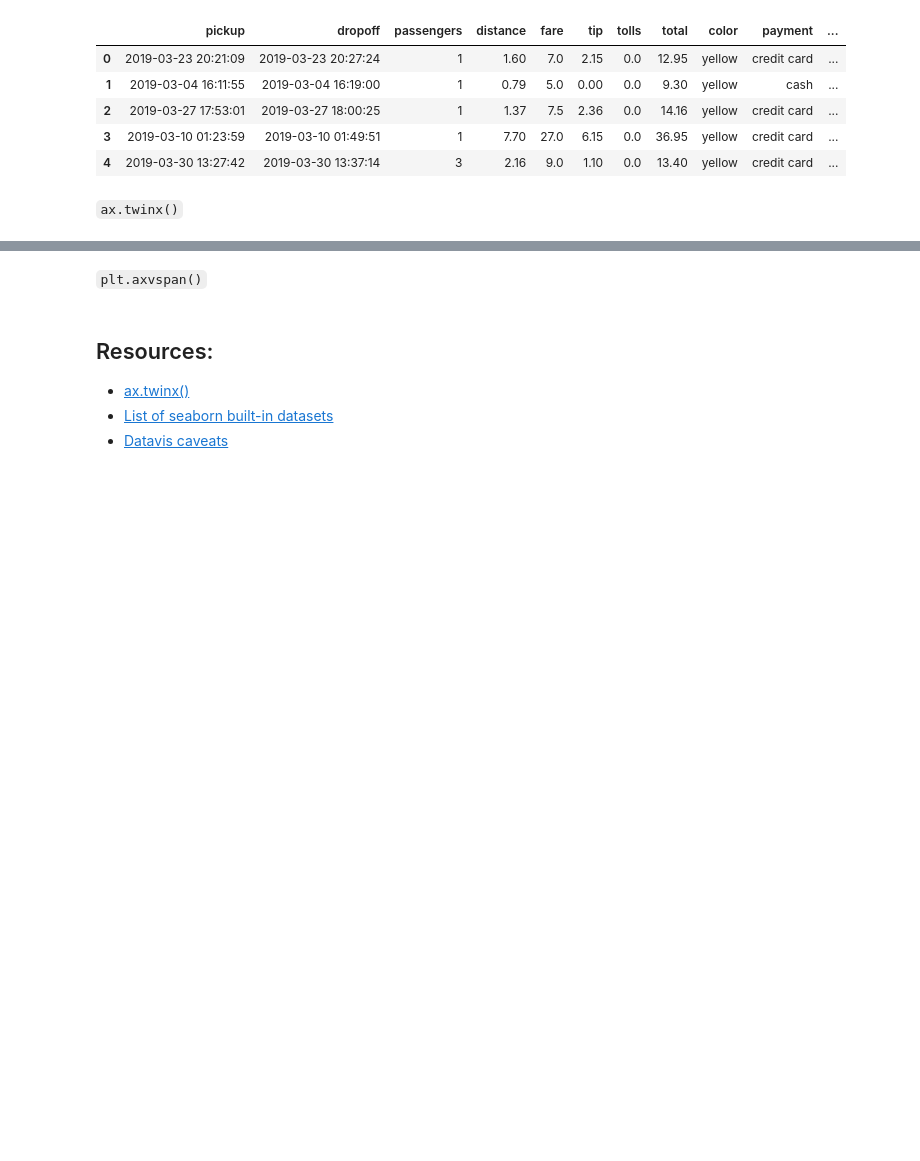
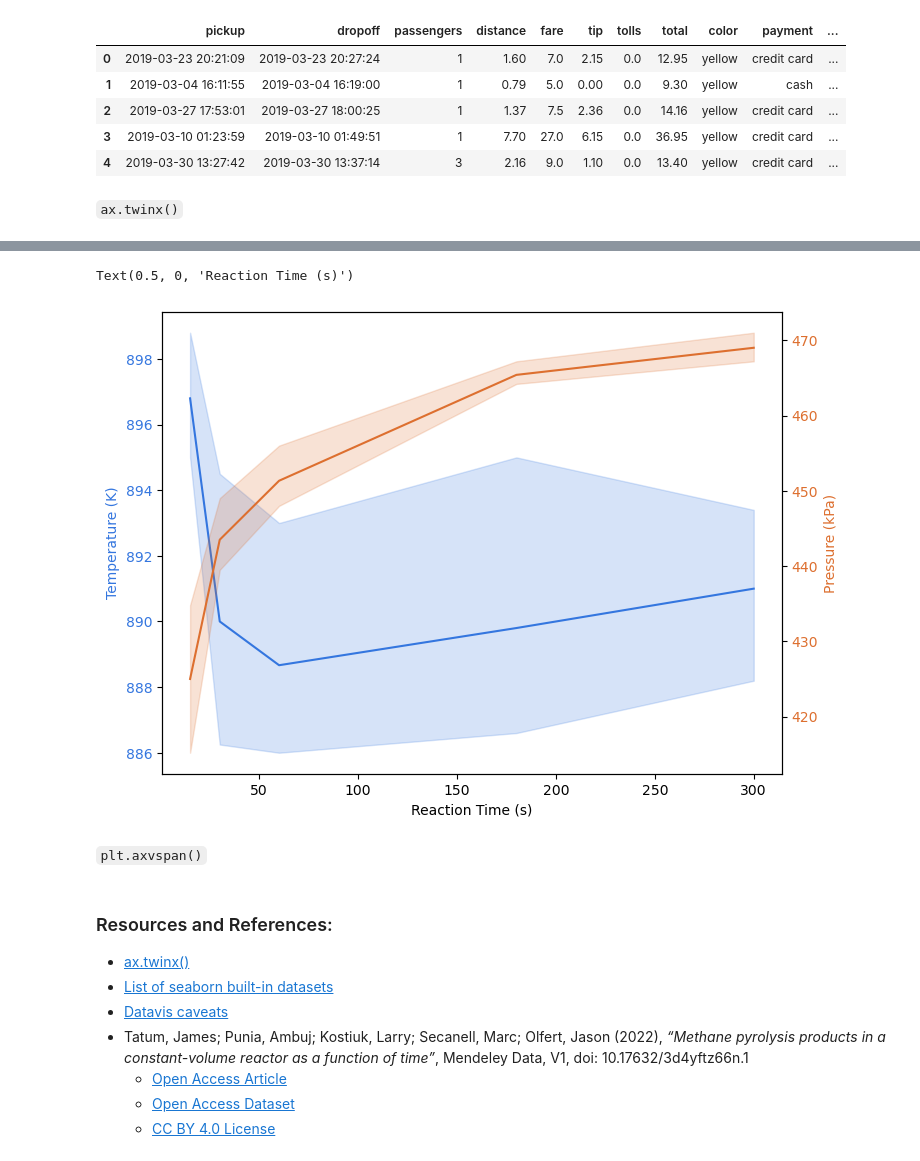
Before and after one commit to jkantorow/nucommlab-datavis-workshop, a Jupyter notebook: day-3/using_seaborn_and_matplotlib_together.ipynb, the cells around one changed output, grey strips where cells are left out. Saved outputs shown, nothing was run; the diff lists cells and outputs as text; code cells hidden in the pictures; blank space fills up the shorter version.

```diff
--- a/day-3/using_seaborn_and_matplotlib_together.ipynb
+++ b/day-3/using_seaborn_and_matplotlib_together.ipynb
@@ -92,0 +119,5 @@ df = sns.load_dataset('taxis')
+# %%
+import pandas as pd
+
+df = pd.read_csv('methane_pyrolysis_873K_399kPa_normalized_Tatum_J_et_al.csv')
+df.head()
@@ -93,8 +131,40 @@ df = sns.load_dataset('taxis')
+# %%
+fig, ax1 = plt.subplots(figsize=(8, 6))
+
+ax2 = ax1.twinx()
+
+col1 = "#3476DF"
+col2 = "#DD6F2F"
+
+sns.lineplot(
+    data=df, x='reaction_time', y='temperature',
+    ax=ax1, color=col1
+)
+
+sns.lineplot(
+    data=df, x='reaction_time', y='pressure',
+    ax=ax2, color=col2
+)
+
+ax1.set_ylabel('Temperature (K)', color=col1)
+ax2.set_ylabel('Pressure (kPa)', color=col2)
+ax1.tick_params(axis='y', labelcolor=col1)
+ax2.tick_params(axis='y', labelcolor=col2)
+
+ax1.set_xlabel('Reaction Time (s)')
+ax2.set_xlabel('Reaction Time (s)')
+# %% [output]
+Text(0.5, 0, 'Reaction Time (s)')
+[figure, added]
 # %% [markdown]
 `plt.axvspan()`
 # %% [markdown]
-## Resources:
+### Resources and References:
 
 - [ax.twinx()](https://python-graph-gallery.com/line-chart-dual-y-axis-with-matplotlib/)
 - [List of seaborn built-in datasets](https://www.kaggle.com/datasets/abdoomoh/all-seaborn-built-in-datasets)
 - [Datavis caveats](https://www.data-to-viz.com/caveats.html)
+- Tatum, James; Punia, Ambuj; Kostiuk, Larry; Secanell, Marc; Olfert, Jason (2022), *“Methane pyrolysis products in a constant-volume reactor as a function of time”*, Mendeley Data, V1, doi: 10.17632/3d4yftz66n.1
+    - [Open Access Article](https://www.sciencedirect.com/science/article/pii/S2352340923000719)
+    - [Open Access Dataset](https://data.mendeley.com/datasets/3d4yftz66n/1)
+    - [CC BY 4.0 License](https://creativecommons.org/licenses/by/4.0/)
```
Also changed, not shown: parts of 7 cells of this notebook.
